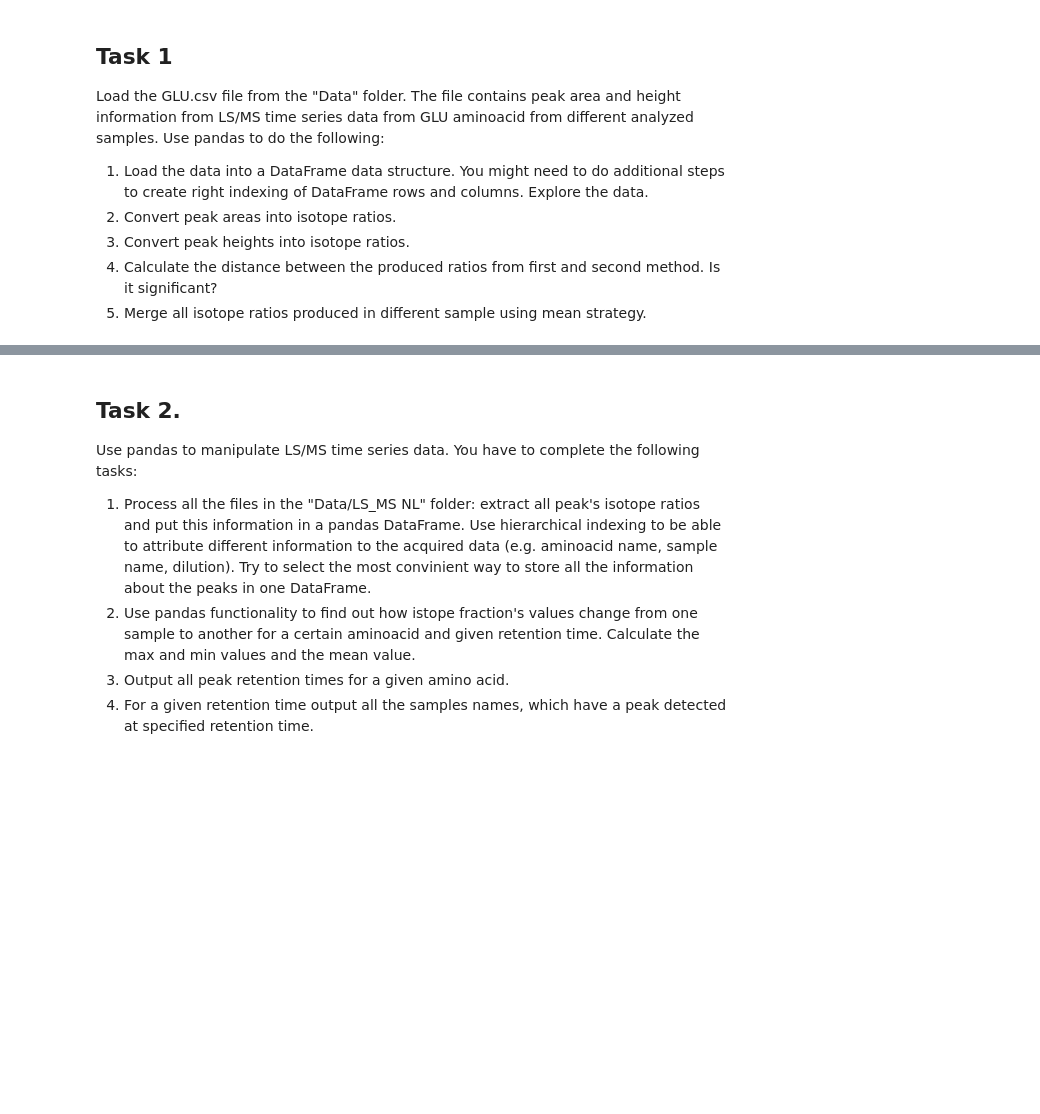
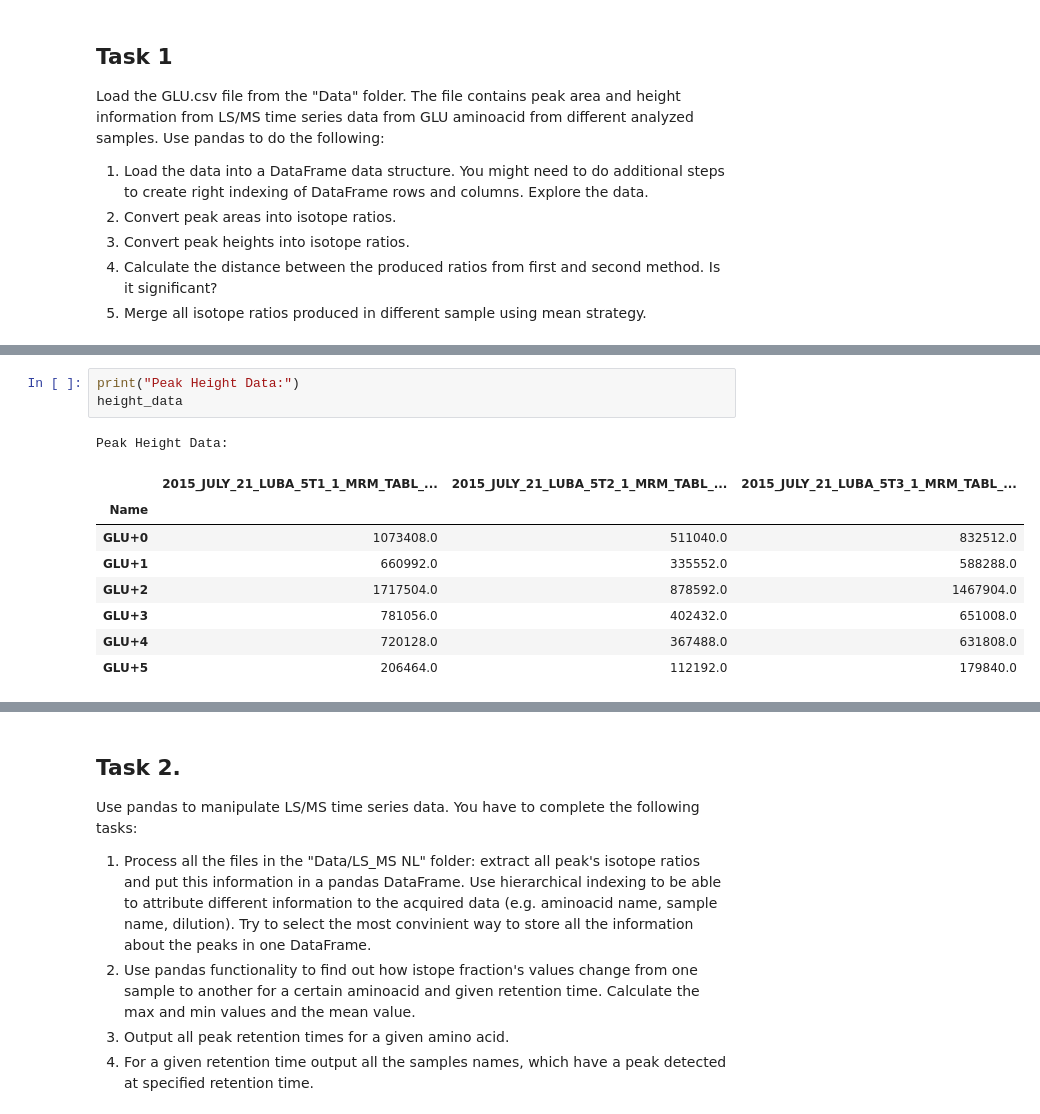
Before and after one commit to tsirleo/PythonDataAnalysis, a Jupyter notebook: Session_06/HW 6 - Data manipulation (continued).ipynb, the cells around one changed output, grey strips where cells are left out. Cells and saved outputs as stored; diff of their text form; blank space fills up the shorter version.

```diff
--- a/Session_06/HW 6 - Data manipulation (continued).ipynb
+++ b/Session_06/HW 6 - Data manipulation (continued).ipynb
@@ -10,0 +56,13 @@ Load the GLU.csv file from the "Data" folder. The file contains peak area and he
+# %%
+print("Peak Height Data:")
+height_data
+# %% [output]
+Peak Height Data:
+|  | 2015_JULY_21_LUBA_5T1_1_MRM_TABL_... | 2015_JULY_21_LUBA_5T2_1_MRM_TABL_... | 2015_JULY_21_LUBA_5T3_1_MRM_TABL_... |
+| Name |  |  |  |
+| GLU+0 | 1073408.0 | 511040.0 | 832512.0 |
+| GLU+1 | 660992.0 | 335552.0 | 588288.0 |
+| GLU+2 | 1717504.0 | 878592.0 | 1467904.0 |
+| GLU+3 | 781056.0 | 402432.0 | 651008.0 |
+| GLU+4 | 720128.0 | 367488.0 | 631808.0 |
+| GLU+5 | 206464.0 | 112192.0 | 179840.0 |
```
Also changed, not shown: parts of 14 cells of this notebook.
